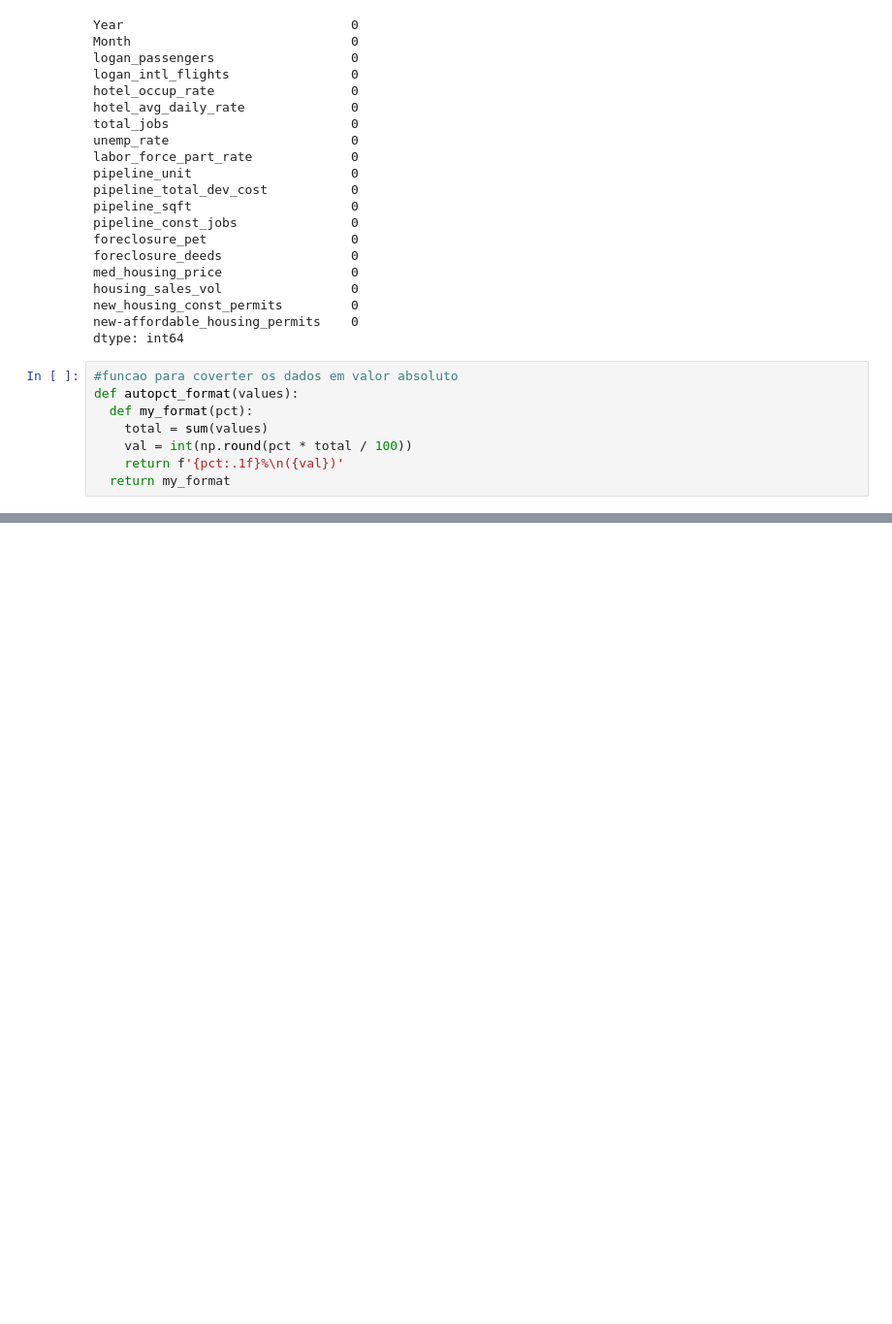
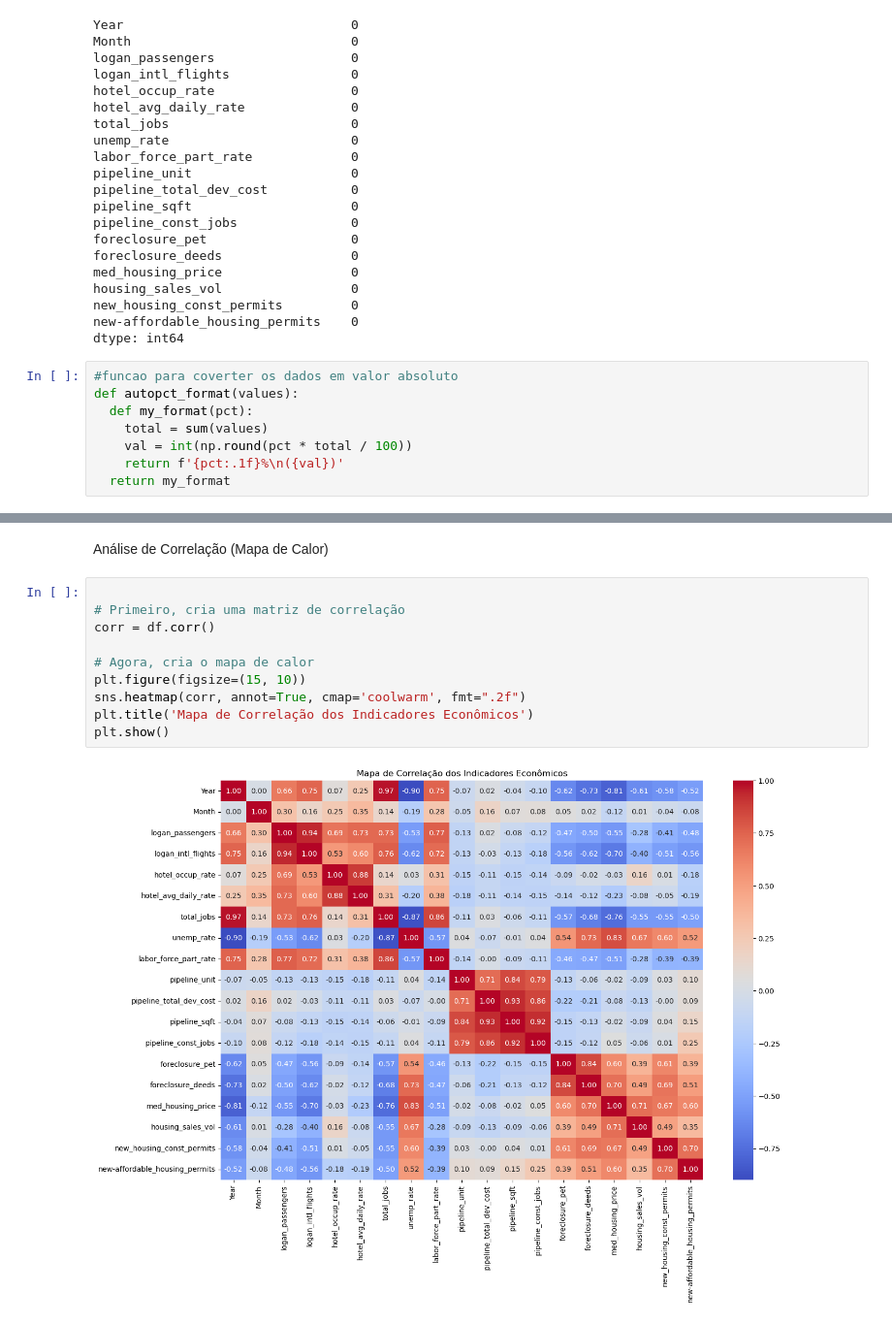
Before and after one commit to francisbowe/analise_economica, a Jupyter notebook: main.ipynb, the cells around one changed output, grey strips where cells are left out. Shown: that part at 97% size. Saved outputs shown, nothing was run; the diff lists cells and outputs as text; blank space fills up the shorter version.

```diff
--- a/main.ipynb
+++ b/main.ipynb
@@ -115,0 +198,14 @@ def autopct_format(values):
+# %% [markdown]
+Análise de Correlação (Mapa de Calor)
+# %%
+
+# Primeiro, cria uma matriz de correlação
+corr = df.corr()
+
+# Agora, cria o mapa de calor
+plt.figure(figsize=(15, 10))
+sns.heatmap(corr, annot=True, cmap='coolwarm', fmt=".2f")
+plt.title('Mapa de Correlação dos Indicadores Econômicos')
+plt.show()
+# %% [output]
+[figure, added]
```
Also changed, not shown: parts of 5 cells of this notebook.
